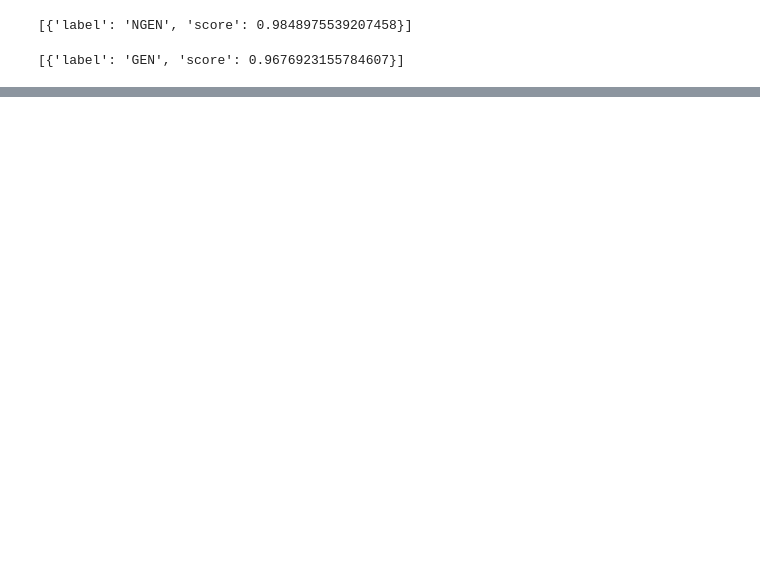
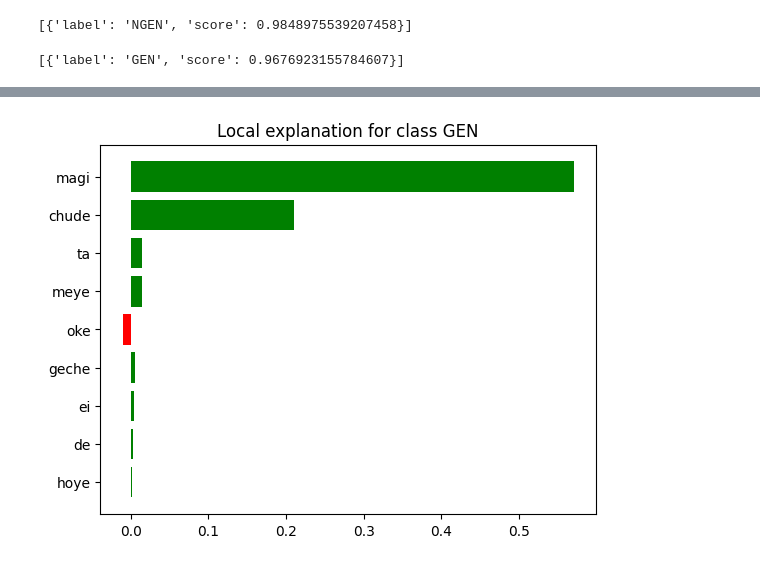
Before and after one commit to ShafakatArnob/Bengali-Misogyny-Identification-Deep-Learning-LIME, a Jupyter notebook: iben-bert-base/iben-bert-base-uncased.ipynb, the cells around one changed output, grey strips where cells are left out. Drawn from its saved outputs; the diff is of its cells as text; code cells hidden in the pictures; blank space fills up the shorter version.

Commit message:
LIME implemented

```diff
--- a/iben-bert-base/iben-bert-base-uncased.ipynb
+++ b/iben-bert-base/iben-bert-base-uncased.ipynb
@@ -379,3 +379,23 @@ nlp("meyeta ekta bessha")
 nlp("bessha magi")
 # %% [output]
 [{'label': 'GEN', 'score': 0.9676923155784607}]
+# %%
+#Implementing LIME
+
+from lime.lime_text import LimeTextExplainer
+
+explainer = LimeTextExplainer(class_names=['NGEN', 'GEN'])
+
+# Example sentence for interpretation
+example_sentence = "ei meye ta magi hoye geche oke chude de"
+# %%
+def predict_proba(sentences):
+    inputs = tokenizer(sentences, padding=True, truncation=True, return_tensors="pt")
+    with torch.no_grad():
+        outputs = model(**inputs)
+        logits = outputs.logits
+        probs = torch.softmax(logits, dim=1)
+    return probs.cpu().detach().numpy()
+# %%
+explanation = explainer.explain_instance(example_sentence, predict_proba, num_features=10)
+explanation.show_in_notebook()
@@ -381,0 +418,4 @@ nlp("bessha magi")
+# %%
+fig = explanation.as_pyplot_figure()
+# %% [output]
+[figure, added]
```
Also changed, not shown: parts of 8 cells of this notebook, 4 other files.
